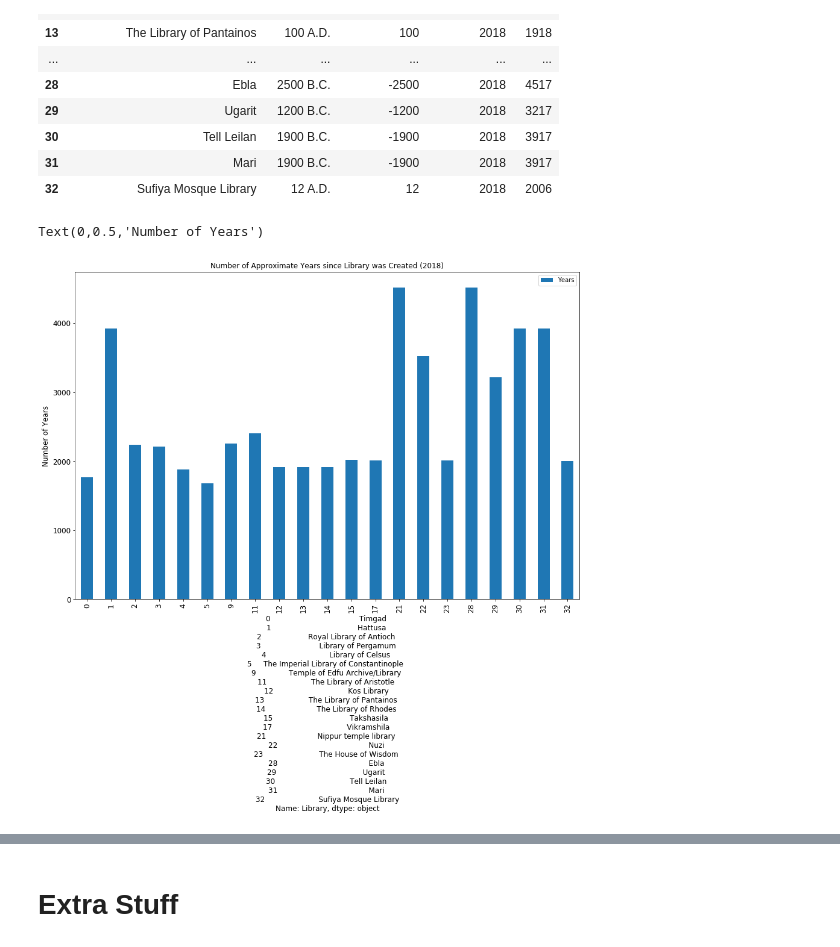
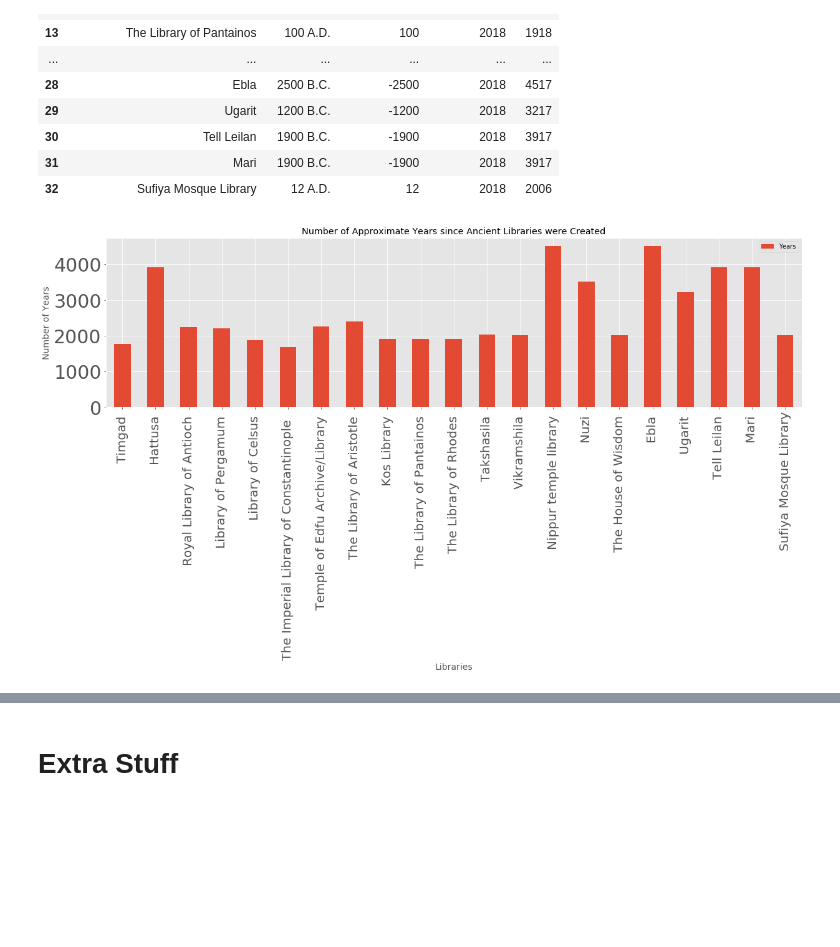
Before and after one commit to Data-HistoryLovers/Hist_Blogs, a Jupyter notebook: Hist01_AncientLibraries.ipynb, the cells around one changed output, grey strips where cells are left out. Saved outputs shown, nothing was run; the diff lists cells and outputs as text; code cells hidden in the pictures; blank space fills up the shorter version.

Commit message:
Worked on graphs showing how many years it has been since the libraries were created.

```diff
--- a/Hist01_AncientLibraries.ipynb
+++ b/Hist01_AncientLibraries.ipynb
@@ -218,0 +227,9 @@ df3
+# %%
+df3['End_Date_Y']  = np.where(df3['End_Date'].str.contains('B.C.'), df3['End_Date'], 0)
+df3['End_Date_Y'] = df3['End_Date_Y'].str.replace('B.C.|th','')
+df3['End_Date_Y'] = ('-' + df3['End_Date_Y'])
+df3["End_Date_Y"] = df3["End_Date_Y"].fillna(0)
+df3.loc[df3["End_Date_Y"]== 0 ,"End_Date_Y"] = df3['End_Date']
+df3['End_Date_Y'] = df3['End_Date_Y'].str.replace('A.D.','')
+df3['End_Date']= df3['End_Date'].replace(np.nan, 'Unknown', regex=True)
+df3
@@ -419,15 +418,15 @@ date_compare
 | 31 | Mari | 1900 B.C. | -1900 | 2018 | 3917 |
 | 32 | Sufiya Mosque Library | 12 A.D. | 12 | 2018 | 2006 |
 # %%
-import matplotlib.pyplot as plt
-date_compare['Years'] = pd.to_numeric(date_compare['Years'], errors='coerce')
+plt.style.use('ggplot')
 date_compare2 = date_compare.filter(['Library', 'Years'], axis=1)
-##date_compare2.plot.bar(figsize=(15,8))
-
-
-ax = date_compare2.plot(kind='bar', title ="Number of Approximate Years since Library was Created (2018)",figsize=(15,10),legend=True, fontsize=12)
-ax.set_xlabel(date_compare['Library'],fontsize=12)
-ax.set_ylabel("Number of Years",fontsize=12)
+date_compare2['Years'] = pd.to_numeric(date_compare2['Years'], errors='coerce')
+ax = date_compare2.plot(kind='bar', title ="Number of Approximate Years since Ancient Libraries were Created"
+                        ,figsize=(20, 5), legend=True, fontsize = 30)
+ax.set_xlabel("Libraries",fontsize=14)
+ax.set_ylabel("Number of Years",fontsize=14)
+ax.set_xticklabels(date_compare2['Library'], fontsize = 20, rotation=90)
+plt.savefig('Number_since_Creation.png')
+plt.show()
 # %% [output]
-Text(0,0.5,'Number of Years')
-[figure, old version]
+[figure, new version]
```
Also changed, not shown: parts of 14 cells of this notebook, 5 other files.
